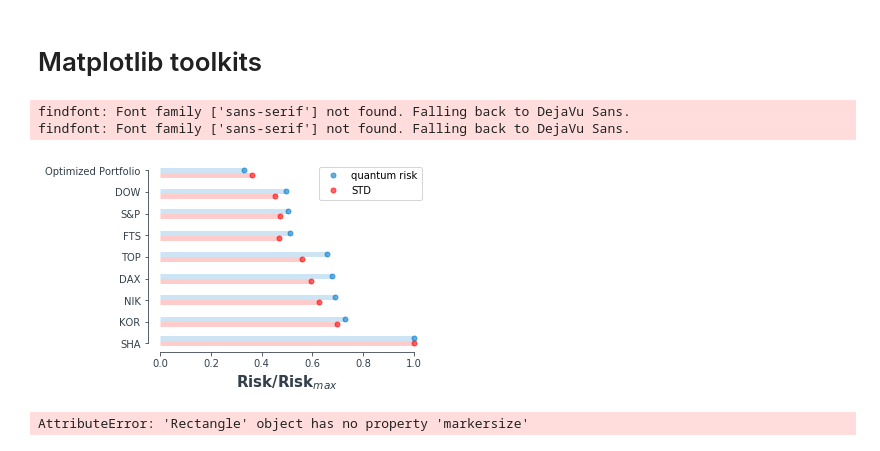
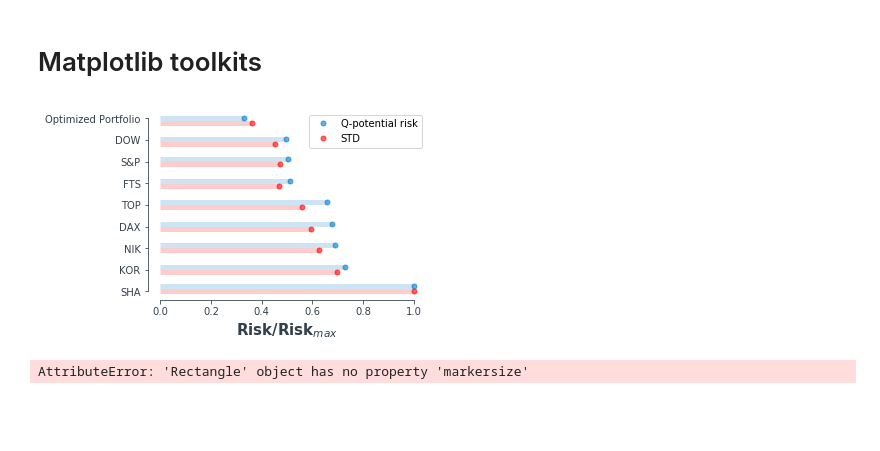
Before and after one commit to hossein4527/University-Projects, a Jupyter notebook: Portfolio_selection/codefile/Jup_fig1.ipynb, the cells around one changed output. Saved outputs shown, nothing was run; the diff lists cells and outputs as text; code cells hidden in the pictures; blank space fills up the shorter version.

```diff
--- a/Portfolio_selection/codefile/Jup_fig1.ipynb
+++ b/Portfolio_selection/codefile/Jup_fig1.ipynb
@@ -55,28 +55,26 @@ plt.rcParams['ytick.color']='#333F4B'
 # %%
 fig, ax = plt.subplots(figsize=(5,3.5))
 my_range=list(tot_df.index)
 ran1 = [0.23, 1.13, 2.135, 3.138, 4.135, 5.13, 6.13, 7.03 , 8 ]
 ran2 = [0  , 0.9, 1.9, 2.9, 3.9, 4.9, 5.9, 6.8 , 7.77]
 width = 0.1
 plt.hlines(y=ran1, xmin=0, xmax=tot_df['Risk'], color='#007acc', alpha=0.2, linewidth=5)
 plt.hlines(y=ran2, xmin=0, xmax=tot_df['STD'], color='red', alpha=0.2, linewidth=5)
 
-plt.plot(tot_df['Risk'], ran1, "o", markersize=5, color='#007acc', alpha=0.6 , label='quantum risk')
+plt.plot(tot_df['Risk'], ran1, "o", markersize=5, color='#007acc', alpha=0.6 , label='Q-potential risk')
 plt.plot(tot_df['STD'], ran2, "o", markersize=5, color='red', alpha=0.6 , label='STD')
 
 plt.legend()
 ax.set_xlabel('Risk'+'/' +'Risk'r'$_{max}$', fontsize=15, fontweight='black', color = '#333F4B')
 ax.set_ylabel('')
 plt.yticks(np.arange(9) ,my_range)
 ax.spines['top'].set_color('none')
 ax.spines['right'].set_color('none')
 ax.spines['left'].set_smart_bounds(True)
 ax.spines['bottom'].set_smart_bounds(True)
-# plt.savefig('fig1.png', dpi=300, bbox_inches='tight')
+plt.savefig('fig1.png', dpi=300, bbox_inches='tight')
 # %% [output]
-findfont: Font family ['sans-serif'] not found. Falling back to DejaVu Sans.
-findfont: Font family ['sans-serif'] not found. Falling back to DejaVu Sans.
-[figure, old version]
+[figure, new version]
 # %%
 fig, ax = plt.subplots(figsize=(5,3.5))
 # my_range=list(tot_df.index)
```
Also changed, not shown: parts of 1 cell of this notebook, 14 other files.
